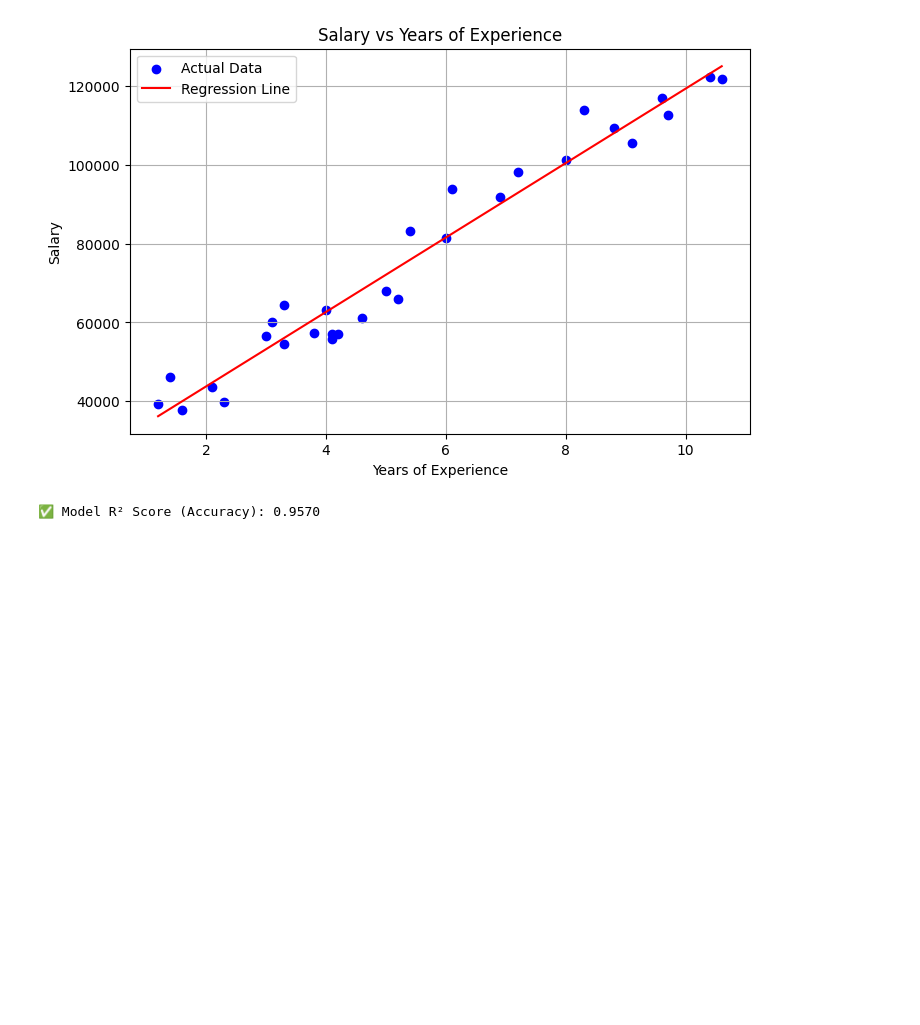
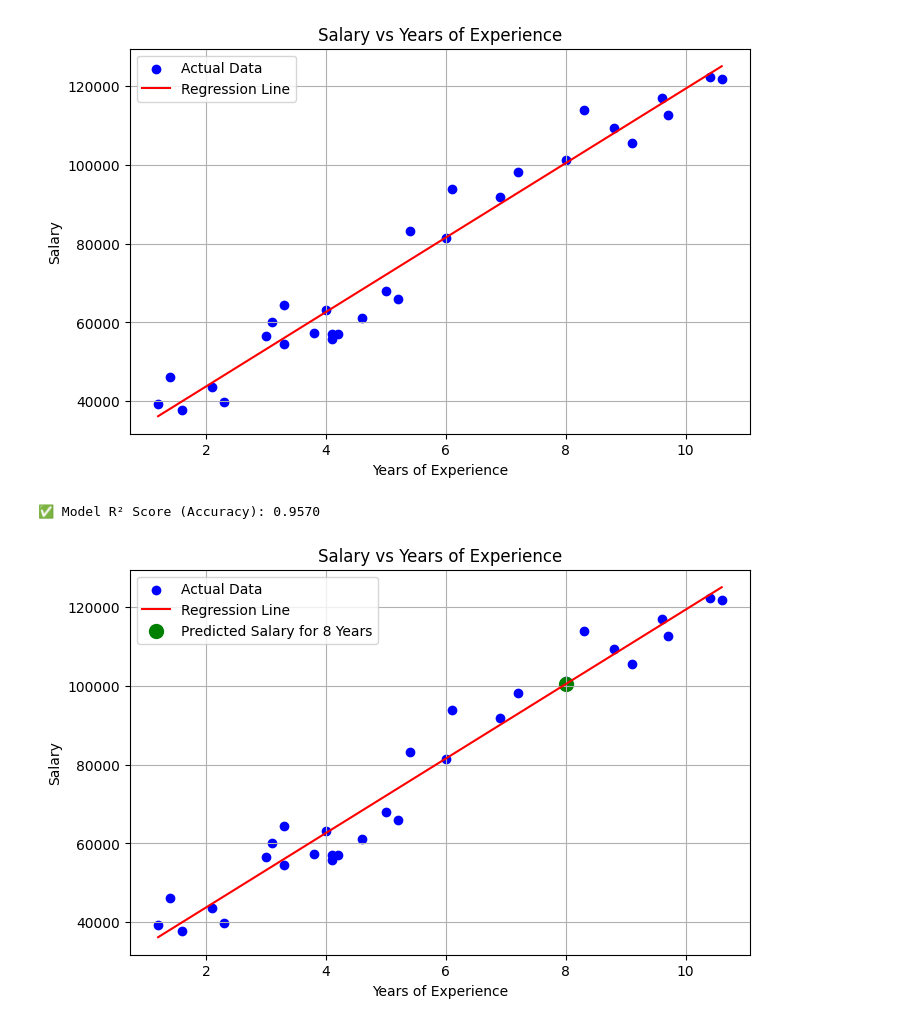
Before and after one commit to Vinotha2005/LINEAR-REGRESSION-TASK, a Jupyter notebook: task.ipynb, the cells around one changed output. Saved outputs shown, nothing was run; the diff lists cells and outputs as text; code cells hidden in the pictures; blank space fills up the shorter version.

```diff
--- a/task.ipynb
+++ b/task.ipynb
@@ -32,7 +32,8 @@ print(f"Increase per Year of Experience (Slope): ₹{slope:.2f}")
 Fixed Salary (Intercept): ₹24848.20
 Increase per Year of Experience (Slope): ₹9449.96
 # %%
-predicted_salary = model.predict([[8]])
+predicted_salary = model.predict(pd.DataFrame({'YearsExperience': [8]}))
+
 print(f"\n Predicted Salary for 8 Years of Experience: ₹{predicted_salary[0]:.2f}")
 # %% [output]
  Predicted Salary for 8 Years of Experience: ₹100447.90
@@ -53,3 +54,17 @@ r2_score = model.score(X, Y)
 print(f"\n✅ Model R² Score (Accuracy): {r2_score:.4f}")
 # %% [output]
 ✅ Model R² Score (Accuracy): 0.9570
+# %%
+# Visualization — Regression Line with exact 8 years point
+plt.figure(figsize=(8,5))
+plt.scatter(X, Y, color='blue', label='Actual Data')
+plt.plot(X, model.predict(X), color='red', label='Regression Line')
+plt.scatter(8, predicted_salary[0], color='green', s=100, marker='o', label='Predicted Salary for 8 Years')
+plt.title("Salary vs Years of Experience")
+plt.xlabel("Years of Experience")
+plt.ylabel("Salary")
+plt.legend()
+plt.grid(True)
+plt.show()
+# %% [output]
+[figure, added]
```
